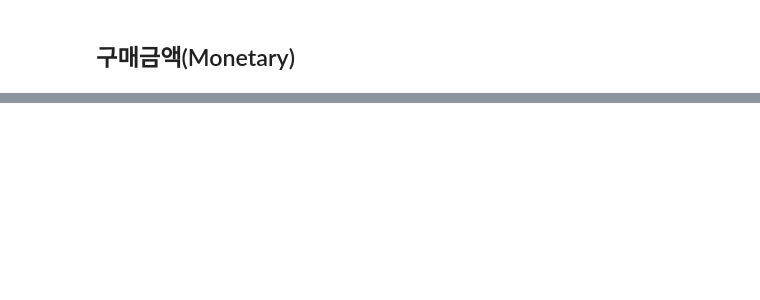
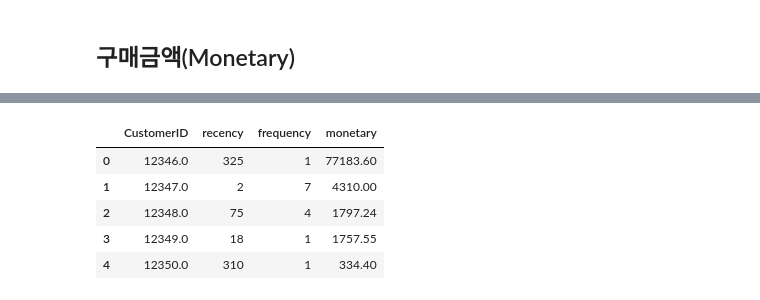
Before and after one commit to seonydg/ml-development-of-e-commerce-purchase-indicators, a Jupyter notebook: development-of-e-commerce-purchase-indicators.ipynb, the cells around one changed output, grey strips where cells are left out. Saved outputs shown, nothing was run; the diff lists cells and outputs as text; code cells hidden in the pictures; blank space fills up the shorter version.

```diff
--- a/development-of-e-commerce-purchase-indicators.ipynb
+++ b/development-of-e-commerce-purchase-indicators.ipynb
@@ -292,0 +313,4 @@ plt.show()
+# %%
+frequency_df = frequency_df.groupby('CustomerID', as_index=False)['InvoiceNo'].count()
+frequency_df.columns = ['CustomerID', 'frequency']
+frequency_df.head()
@@ -293,2 +324,5 @@ plt.show()
 # %% [markdown]
 ## 구매금액(Monetary)
+# %%
+df['total_cost'] = df['UnitPrice'] * df['Quantity']
+df.head()
@@ -294,0 +336,4 @@ plt.show()
+# %%
+monetary_df = df.groupby('CustomerID', as_index=False)['total_cost'].sum()
+monetary_df.columns = ['CustomerID', 'monetary']
+monetary_df.head()
@@ -294,0 +358,3 @@ plt.show()
+# %%
+recency_df.drop('LastPurchaseDate', axis=1, inplace=True)
+recency_df.head()
@@ -294,0 +386,12 @@ plt.show()
+# %%
+rfm = pd.merge(recency_df, frequency_df, on='CustomerID')
+rfm = pd.merge(rfm, monetary_df, on='CustomerID')
+
+rfm.head()
+# %% [output]
+|  | CustomerID | recency | frequency | monetary |
+| 0 | 12346.0 | 325 | 1 | 77183.60 |
+| 1 | 12347.0 | 2 | 7 | 4310.00 |
+| 2 | 12348.0 | 75 | 4 | 1797.24 |
+| 3 | 12349.0 | 18 | 1 | 1757.55 |
+| 4 | 12350.0 | 310 | 1 | 334.40 |
```
Also changed, not shown: parts of 11 cells of this notebook.
